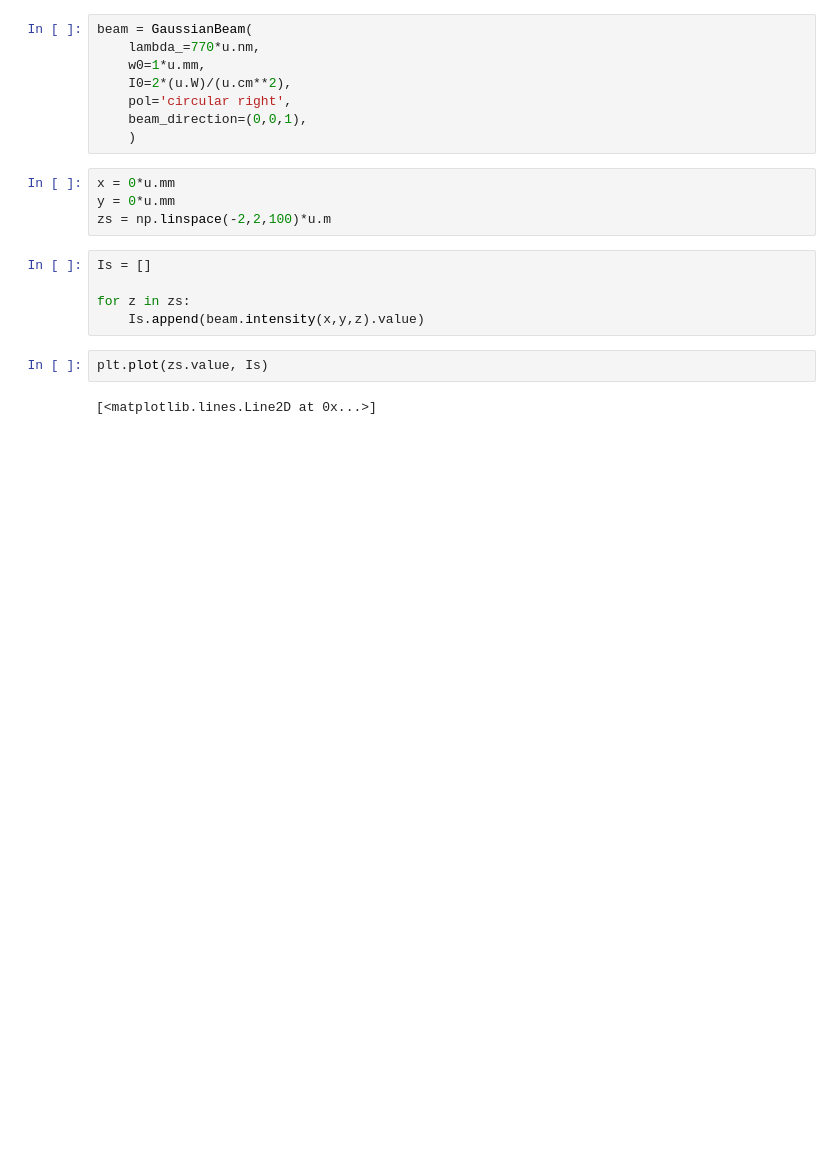
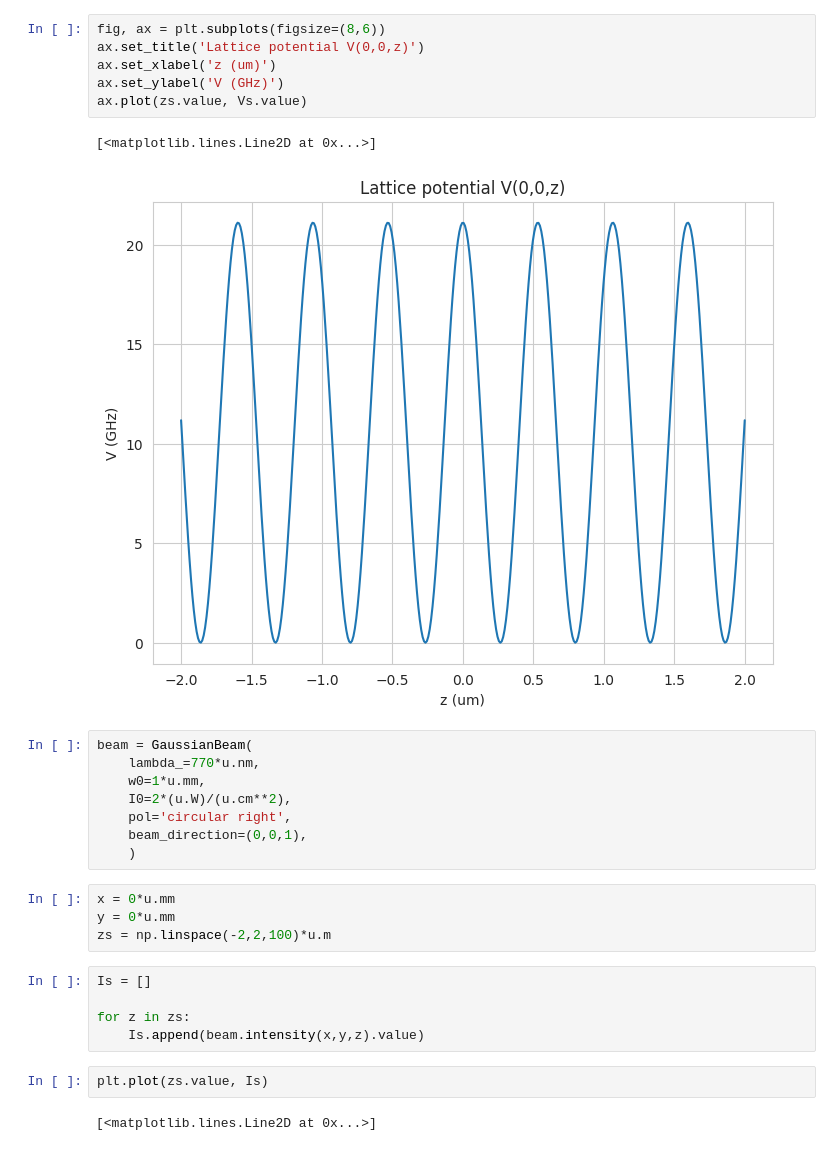
Before and after one commit to lightmat/lightmat, a Jupyter notebook: test.ipynb, the cells around one changed output. Drawn from its saved outputs; the diff is of its cells as text; blank space fills up the shorter version.

Commit message:
First steps towards a lattice

```diff
--- a/test.ipynb
+++ b/test.ipynb
@@ -8,3 +40,12 @@ from light import GaussianBeam
+# %%
+fig, ax = plt.subplots(figsize=(8,6))
+ax.set_title('Lattice potential V(0,0,z)')
+ax.set_xlabel('z (um)')
+ax.set_ylabel('V (GHz)')
+ax.plot(zs.value, Vs.value)
+# %% [output]
+[<matplotlib.lines.Line2D at 0x...>]
+[figure, added]
 # %%
 beam = GaussianBeam(
     lambda_=770*u.nm,
```
Also changed, not shown: parts of 4 cells of this notebook, 3 other files.
